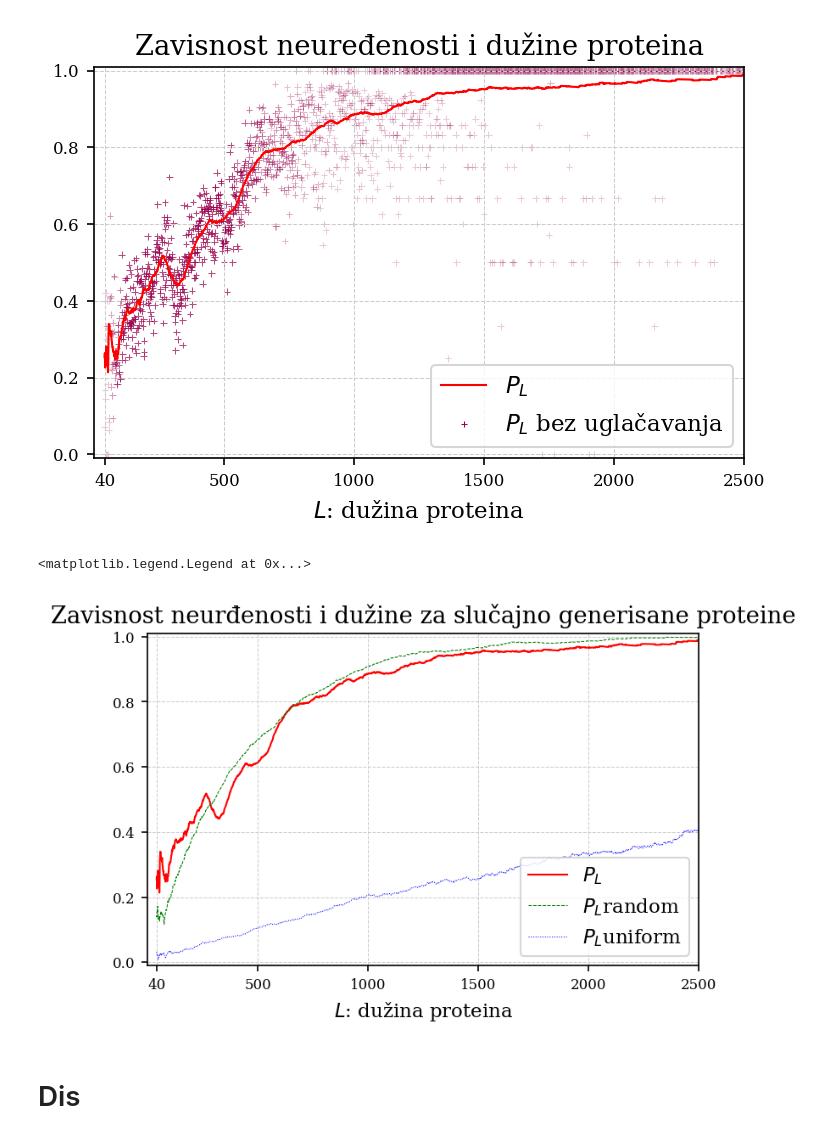
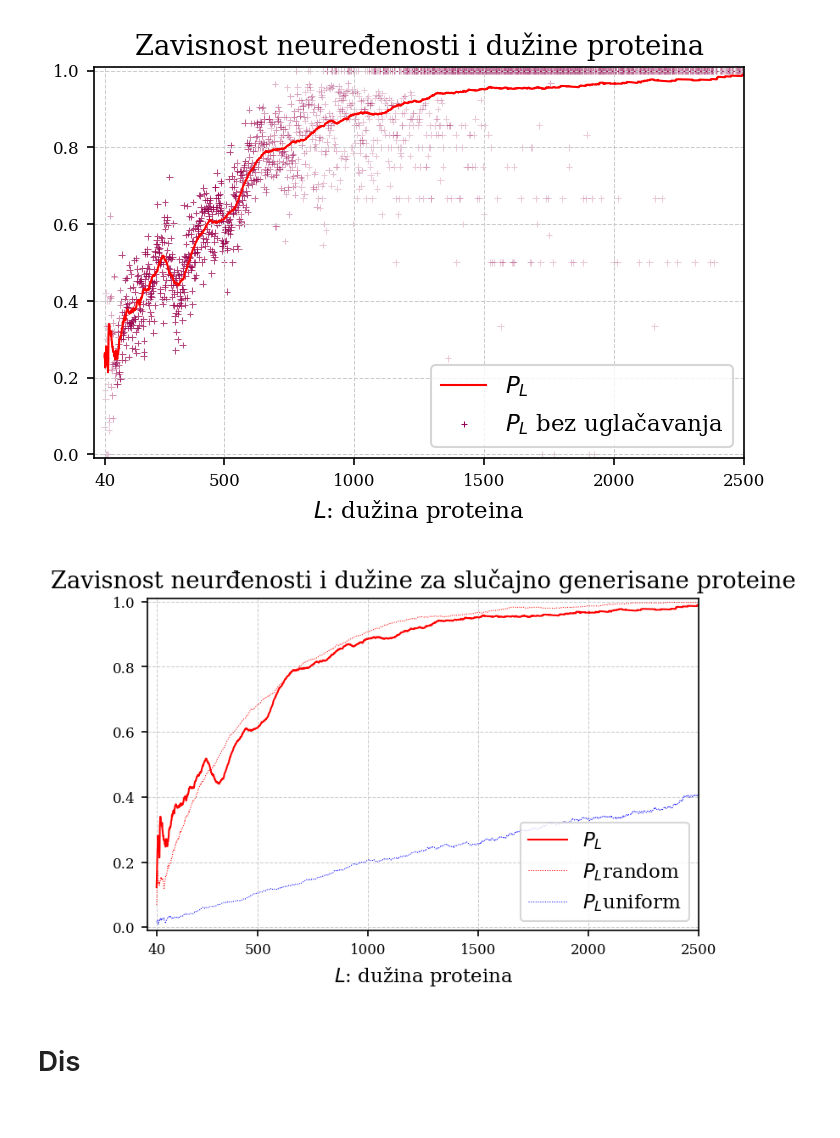
Before and after one commit to gvinterhalter/MASTER2, a Jupyter notebook: 2.0 Analiza.ipynb, the cells around one changed output. Saved outputs shown, nothing was run; the diff lists cells and outputs as text; code cells hidden in the pictures.

```diff
--- a/2.0 Analiza.ipynb
+++ b/2.0 Analiza.ipynb
@@ -65,28 +100,34 @@ plt.savefig('plots/PL_F.pdf', dpi=300)
 # %%
 fig, ax = plt.subplots()
 
 xs = np.arange(40, 2500)
 ys = np.array([PL(x) for x in xs])
 ys_random = np.array([PL_random(x) for x in xs])
 ys_uniform = np.array([PL_uniform(x) for x in xs])
+#ys_smart = np.array([PL_smart(x) for x in xs])
+#ys_smart_random = np.array([PL_smart_random(x) for x in xs])
 
-plt.plot(xs, ys, 'r-', linewidth=1, label='$P_L$')
-plt.plot(xs, ys_random, 'g--', linewidth=0.5, label='$P_L$random')
+
+plt.plot(xs, ys, 'r', linewidth=1, label='$P_L$')
+plt.plot(xs, ys_random, 'r:', linewidth=0.5, label='$P_L$random')
 plt.plot(xs, ys_uniform, 'b:', linewidth=0.5, label='$P_L$uniform')
+#plt.plot(xs, ys_smart, 'g', linewidth=0.5, label='$P_L$smart')
+#plt.plot(xs, ys_smart_random, 'g:', linewidth=0.5, label='$P_L$smart_random')
+
+
 
 ax.set_ylim(-0.01, 1.01)
 ax.set_xlim(0, 2500)
 ax.set_xticks([40]+list(range(0, 2501, 500))[1:])
 
 ax.set_title('Zavisnost neurđenosti i dužine za slučajno generisane proteine')
 ax.set_xlabel("$L$: dužina proteina")
 
 plt.legend(loc='lower right' )
 
 plt.savefig('plots/PL_F_cmp.pdf', dpi=300)
 # %% [output]
-<matplotlib.legend.Legend at 0x...>
-[figure, old version]
+[figure, new version]
 # %% [markdown]
 # Dis
 # %%
```
Also changed, not shown: parts of 33 cells of this notebook, 8 other files.
